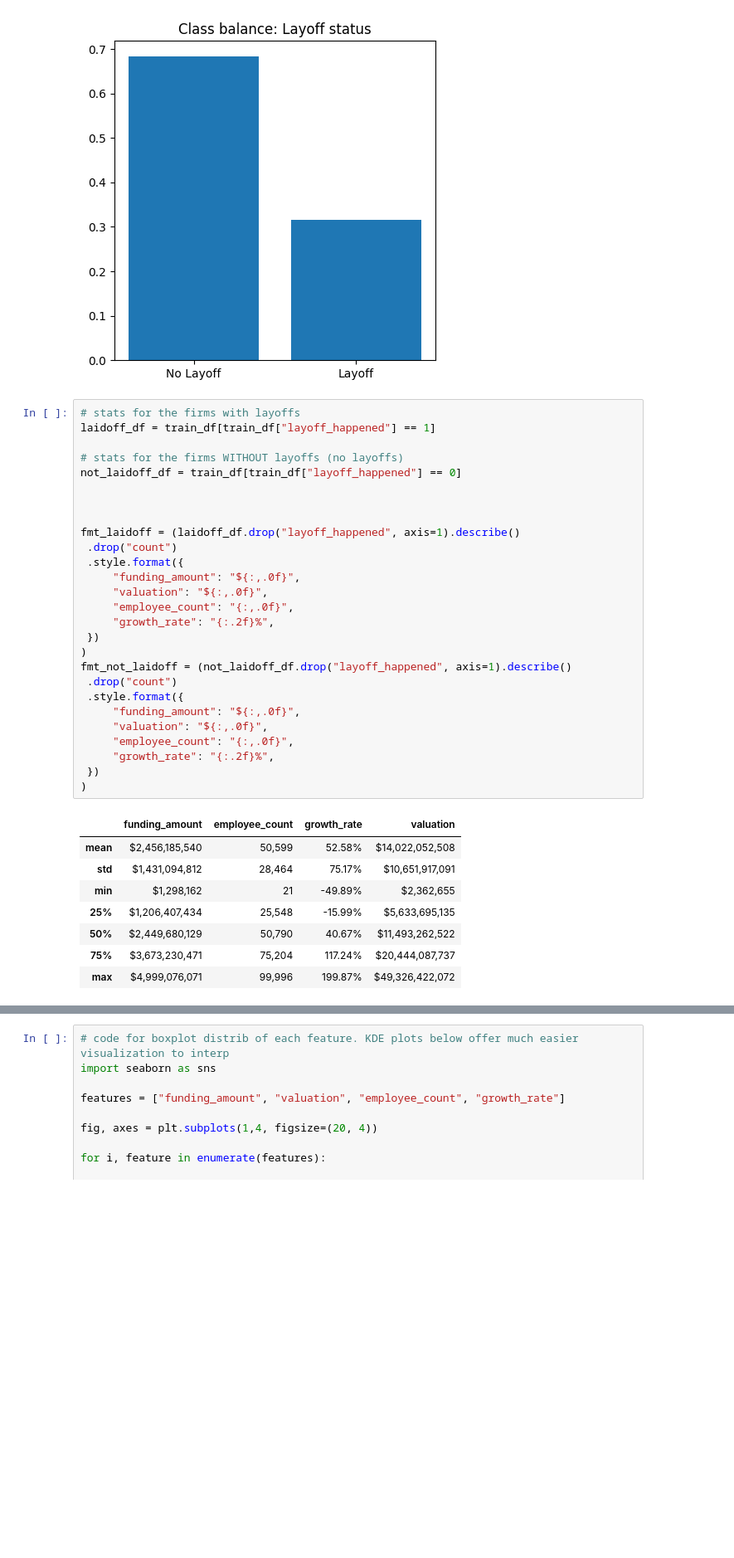
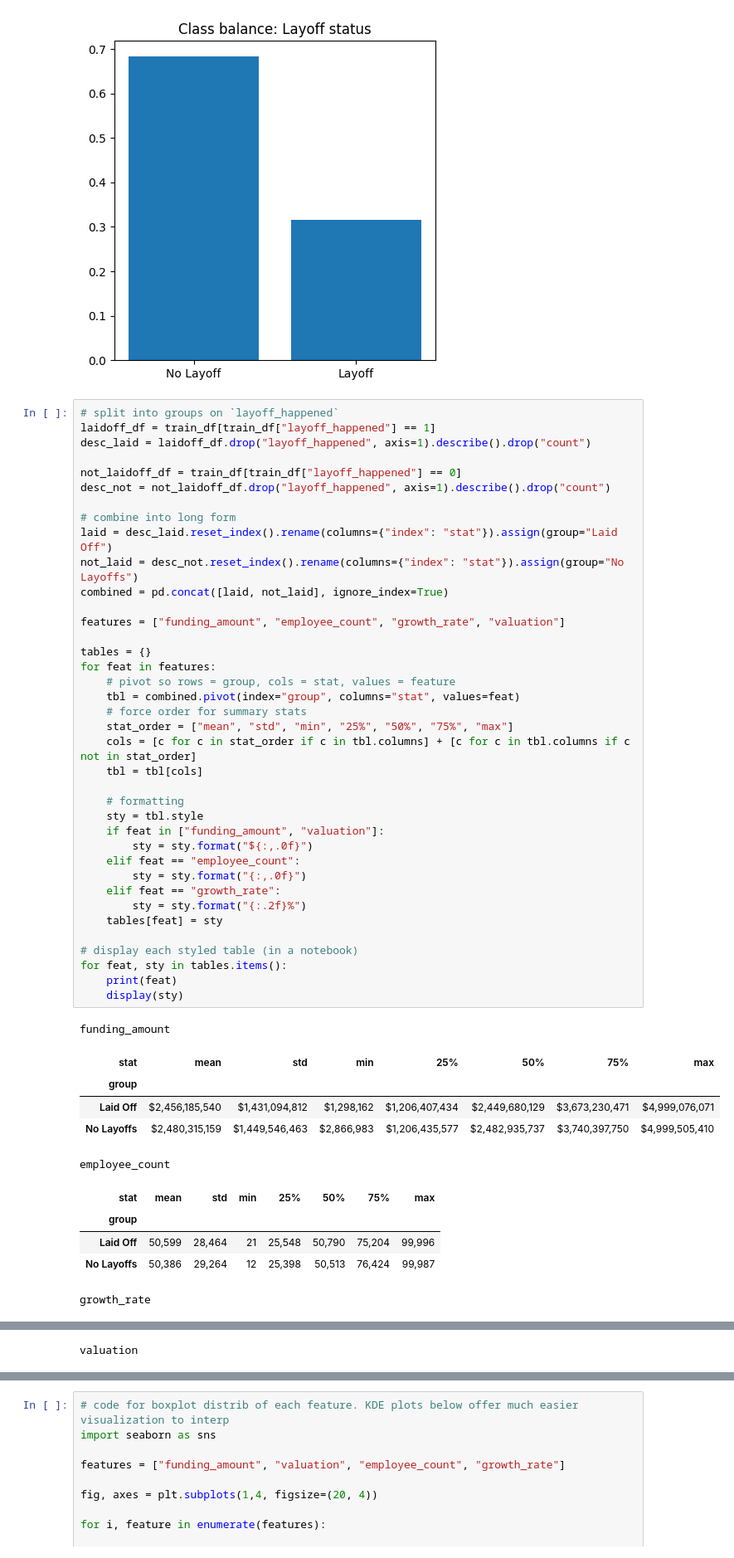
Before and after one commit to sidharthmirch/layoffs, a Jupyter notebook: explorer.ipynb, the cells around one changed output, grey strips where cells are left out. Shown at 83% size. Cells and saved outputs as stored; diff of their text form; blank space fills up the shorter version.

Commit message:
summary statistics updates - individual stats for each feature - formatting units

```diff
--- a/explorer.ipynb
+++ b/explorer.ipynb
@@ -44,38 +44,52 @@ plt.show()
 # %% [output]
 [figure]
 # %%
-# stats for the firms with layoffs
+# split into groups on `layoff_happened`
 laidoff_df = train_df[train_df["layoff_happened"] == 1]
+desc_laid = laidoff_df.drop("layoff_happened", axis=1).describe().drop("count")
 
-# stats for the firms WITHOUT layoffs (no layoffs)
 not_laidoff_df = train_df[train_df["layoff_happened"] == 0]
+desc_not = not_laidoff_df.drop("layoff_happened", axis=1).describe().drop("count")
 
+# combine into long form
+laid = desc_laid.reset_index().rename(columns={"index": "stat"}).assign(group="Laid Off")
+not_laid = desc_not.reset_index().rename(columns={"index": "stat"}).assign(group="No Layoffs")
+combined = pd.concat([laid, not_laid], ignore_index=True)
 
+features = ["funding_amount", "employee_count", "growth_rate", "valuation"]
 
-fmt_laidoff = (laidoff_df.drop("layoff_happened", axis=1).describe()
- .drop("count")
- .style.format({
-     "funding_amount": "${:,.0f}",
-     "valuation": "${:,.0f}",
-     "employee_count": "{:,.0f}",
-     "growth_rate": "{:.2f}%",
- })
-)
-fmt_not_laidoff = (not_laidoff_df.drop("layoff_happened", axis=1).describe()
- .drop("count")
- .style.format({
-     "funding_amount": "${:,.0f}",
-     "valuation": "${:,.0f}",
-     "employee_count": "{:,.0f}",
-     "growth_rate": "{:.2f}%",
- })
-)
+tables = {}
+for feat in features:
+    # pivot so rows = group, cols = stat, values = feature
+    tbl = combined.pivot(index="group", columns="stat", values=feat)
+    # force order for summary stats
+    stat_order = ["mean", "std", "min", "25%", "50%", "75%", "max"]
+    cols = [c for c in stat_order if c in tbl.columns] + [c for c in tbl.columns if c not in stat_order]
+    tbl = tbl[cols]
+
+    # formatting
+    sty = tbl.style
+    if feat in ["funding_amount", "valuation"]:
+        sty = sty.format("${:,.0f}")
+    elif feat == "employee_count":
+        sty = sty.format("{:,.0f}")
+    elif feat == "growth_rate":
+        sty = sty.format("{:.2f}%")
+    tables[feat] = sty
+
+# display each styled table (in a notebook)
+for feat, sty in tables.items():
+    print(feat)
+    display(sty)
 # %% [output]
+funding_amount
-|  | funding_amount | employee_count | growth_rate | valuation |
-| mean | $2,456,185,540 | 50,599 | 52.58% | $14,022,052,508 |
-| std | $1,431,094,812 | 28,464 | 75.17% | $10,651,917,091 |
-| min | $1,298,162 | 21 | -49.89% | $2,362,655 |
-| 25% | $1,206,407,434 | 25,548 | -15.99% | $5,633,695,135 |
-| 50% | $2,449,680,129 | 50,790 | 40.67% | $11,493,262,522 |
-| 75% | $3,673,230,471 | 75,204 | 117.24% | $20,444,087,737 |
-| max | $4,999,076,071 | 99,996 | 199.87% | $49,326,422,072 |
+| stat | mean | std | min | 25% | 50% | 75% | max |
+| group |  |  |  |  |  |  |  |
+| Laid Off | $2,456,185,540 | $1,431,094,812 | $1,298,162 | $1,206,407,434 | $2,449,680,129 | $3,673,230,471 | $4,999,076,071 |
+| No Layoffs | $2,480,315,159 | $1,449,546,463 | $2,866,983 | $1,206,435,577 | $2,482,935,737 | $3,740,397,750 | $4,999,505,410 |
+employee_count
+| stat | mean | std | min | 25% | 50% | 75% | max |
+| group |  |  |  |  |  |  |  |
+| Laid Off | 50,599 | 28,464 | 21 | 25,548 | 50,790 | 75,204 | 99,996 |
+| No Layoffs | 50,386 | 29,264 | 12 | 25,398 | 50,513 | 76,424 | 99,987 |
+growth_rate
@@ -81,0 +100 @@ fmt_not_laidoff = (not_laidoff_df.drop("layoff_happened", axis=1).describe()
+valuation
```
Also changed, not shown: parts of 1 cell of this notebook.
